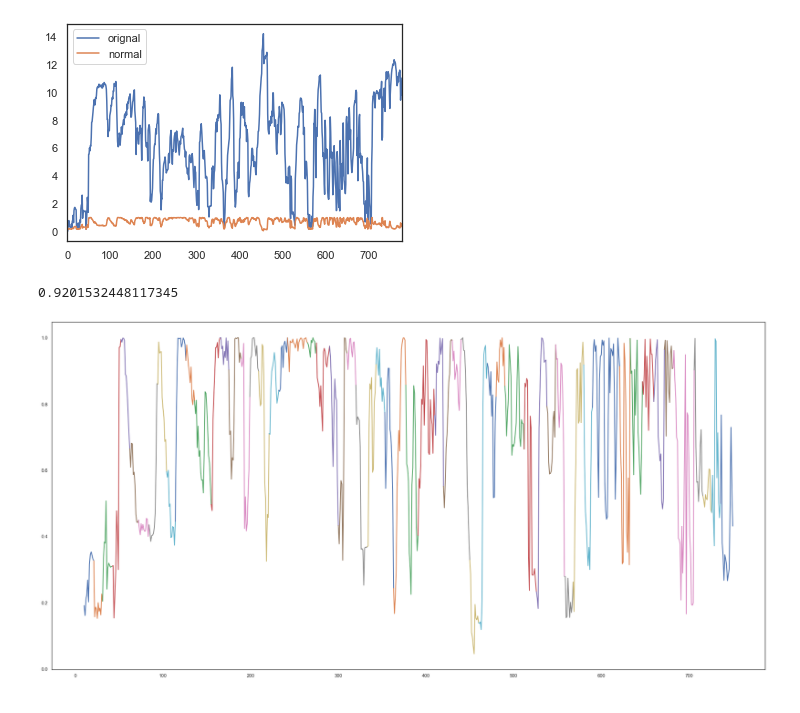
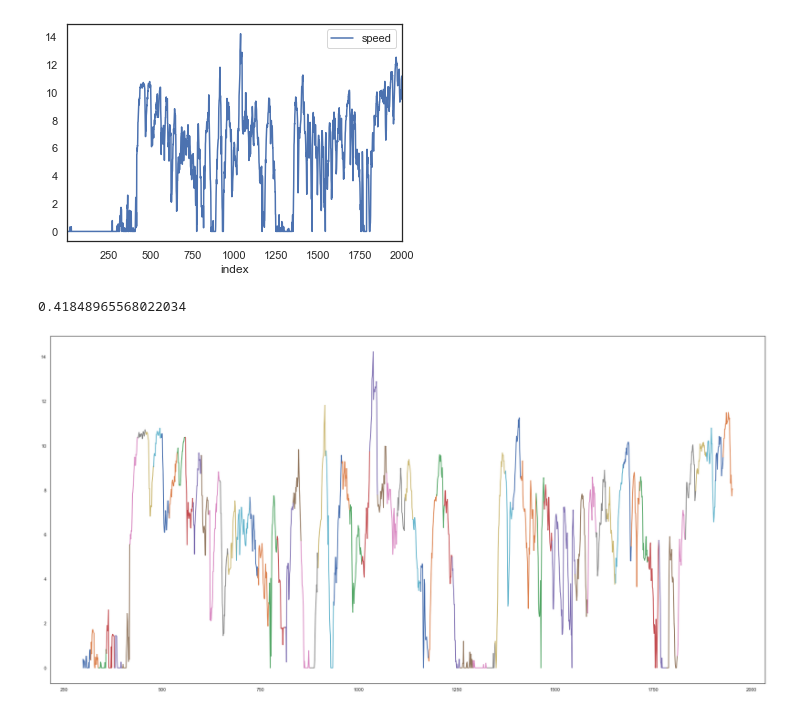
Before and after one commit to AkashChhetri12/ProjectSem7, a Jupyter notebook: DualSlidingWindow.ipynb, the cells around one changed output. Cells and saved outputs as stored; diff of their text form; code cells hidden in the pictures.

```diff
--- a/DualSlidingWindow.ipynb
+++ b/DualSlidingWindow.ipynb
@@ -11,7 +11,7 @@ font={
 }
 sns.set(style="white", color_codes=True)
 # %%
-data = pd.read_csv(r"C:\Users\Me\Desktop\ProjectSem7\Arvind2000.csv")
+data = pd.read_csv(r"C:\Users\Me\Desktop\ProjectSem7\data\original.csv")
 # %%
 data.head()
 # %% [output]
@@ -24,12 +24,11 @@ data.head()
 # %%
 df = pd.DataFrame({
-...    'orignal': data['data'],
-...    'normal': data['normed data']
-...    }, index=data.index)
+...    'speed': data['speed (m/s)']
+...    }, index=data['index'])
 # %%
 lines = df.plot.line()
 # %% [output]
-[figure, old version]
+[figure, new version]
 # %%
 import math
 
@@ -101,7 +106,7 @@ class DualSlidingWindow:
 # %%
-s = DualSlidingWindow(10,data, data['normed data'],0.920)
+s = DualSlidingWindow(20,df, df['speed'],0.7895)
 s.sliding_window()
 s.plotting()
 # %% [output]
-0.9201532448117345
+0.41848965568022034
-[figure, old version]
+[figure, new version]
```
Also changed, not shown: parts of 8 cells of this notebook, 2 other files.
